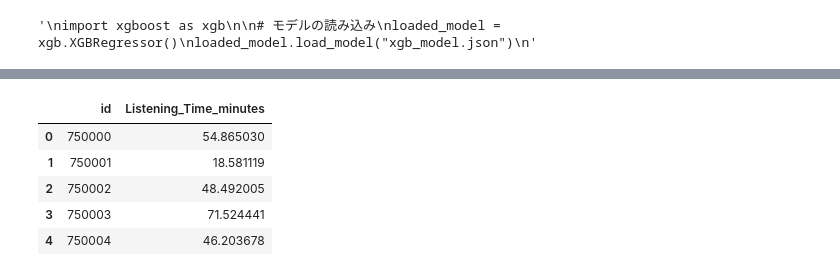
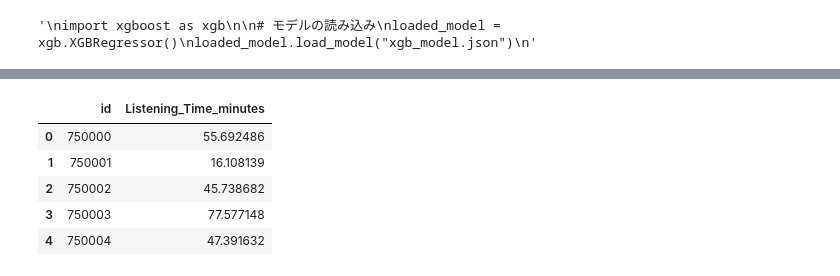
Before and after one commit to yasuo-kouki/playground, a Jupyter notebook: xgb_project.ipynb, the cells around one changed output, grey strips where cells are left out. Saved outputs shown, nothing was run; the diff lists cells and outputs as text; code cells hidden in the pictures.

```diff
--- a/xgb_project.ipynb
+++ b/xgb_project.ipynb
@@ -117,0 +110,27 @@ predict = create_features(predict)
+# %%
+def create_features(df):
+    df[['Episode_Name','Episode_Num']] = df['Episode_Title'].str.split(' ', expand=True)
+    df['Episode_Num'] = df['Episode_Num'].astype(int)
+
+    # ジャンルごとにホストの人気度の平均を計算して，それを辞書型に変換
+    #genre_to_weight = df.groupby('Genre')['Host_Popularity_percentage'].mean().to_dict()
+    #df['Host_Popularity_by_Genre'] =  df['Host_Popularity_percentage'] * df['Genre'].map(genre_to_weight)
+
+    # 広告数とホスト人気の関係
+    ads_to_weight = df.groupby('Number_of_Ads')['Host_Popularity_percentage'].mean().to_dict()
+    df['Host_Popularity_by_Ads'] =  df['Host_Popularity_percentage'] * df['Number_of_Ads'].map(ads_to_weight)
+
+    # ホストの人気 ＊ エピソードの長さ
+    df['Host_Popularity_by_Episode_Length'] = df['Host_Popularity_percentage'] * df['Episode_Length_minutes']
+
+    # ホスト人気 * ゲスト人気
+    df['Host_Guest_Popularity'] = df['Host_Popularity_percentage'] * df['Guest_Popularity_percentage']
+
+    # 視聴時間の長さ / 広告数
+    ads_to_weight = df.groupby('Number_of_Ads')['Episode_Length_minutes'].mean().to_dict()
+    df['Episode_Ads'] =  df['Episode_Length_minutes'] / df['Number_of_Ads'].map(ads_to_weight)
+
+    return df
+
+train = create_features(train)
+predict = create_features(predict)
@@ -119,7 +160,7 @@ predict = create_features(predict)
 # columns to drop
 def delete_columns(df):
     #df.drop(columns=['id','Episode_Title','Episode_Length_minutes','Guest_Popularity_percentage'], inplace=True)
-    df.drop(columns=['id','Episode_Title'], inplace=True)
+    df.drop(columns=['id','Episode_Title','Episode_Name'], inplace=True)
     return df
 
 train = delete_columns(train)
@@ -149,7 +190,7 @@ def label_enocding(df,columns):
     return df
 
 encoding_cols = ['Podcast_Name','Genre','Publication_Day',
-                 'Publication_Time','Episode_Sentiment','Episode_Name']
+                 'Publication_Time','Episode_Sentiment']
 
 train = label_enocding(train, encoding_cols)
 predict = label_enocding(predict, encoding_cols)
@@ -469,14 +429,16 @@ final_hybrid_pred = best_weight * catboost_pred_predict + (1 - best_weight) * xg
 # %%
-predict_df = pd.DataFrame(final_hybrid_pred, columns=['Listening_Time_minutes'])
+predixt_y = optimized_xgb.predict(predict_X)
+
+predict_df = pd.DataFrame(predixt_y , columns=['Listening_Time_minutes'])
 
 submission = pd.concat([passenger_id, predict_df], axis=1)
 
 display(submission.head())
 # %% [output]
 |  | id | Listening_Time_minutes |
-| 0 | 750000 | 54.865030 |
-| 1 | 750001 | 18.581119 |
-| 2 | 750002 | 48.492005 |
-| 3 | 750003 | 71.524441 |
-| 4 | 750004 | 46.203678 |
+| 0 | 750000 | 55.692486 |
+| 1 | 750001 | 16.108139 |
+| 2 | 750002 | 45.738682 |
+| 3 | 750003 | 77.577148 |
+| 4 | 750004 | 47.391632 |
 # %%
```
Also changed, not shown: parts of 15 cells of this notebook, 7 other files.
